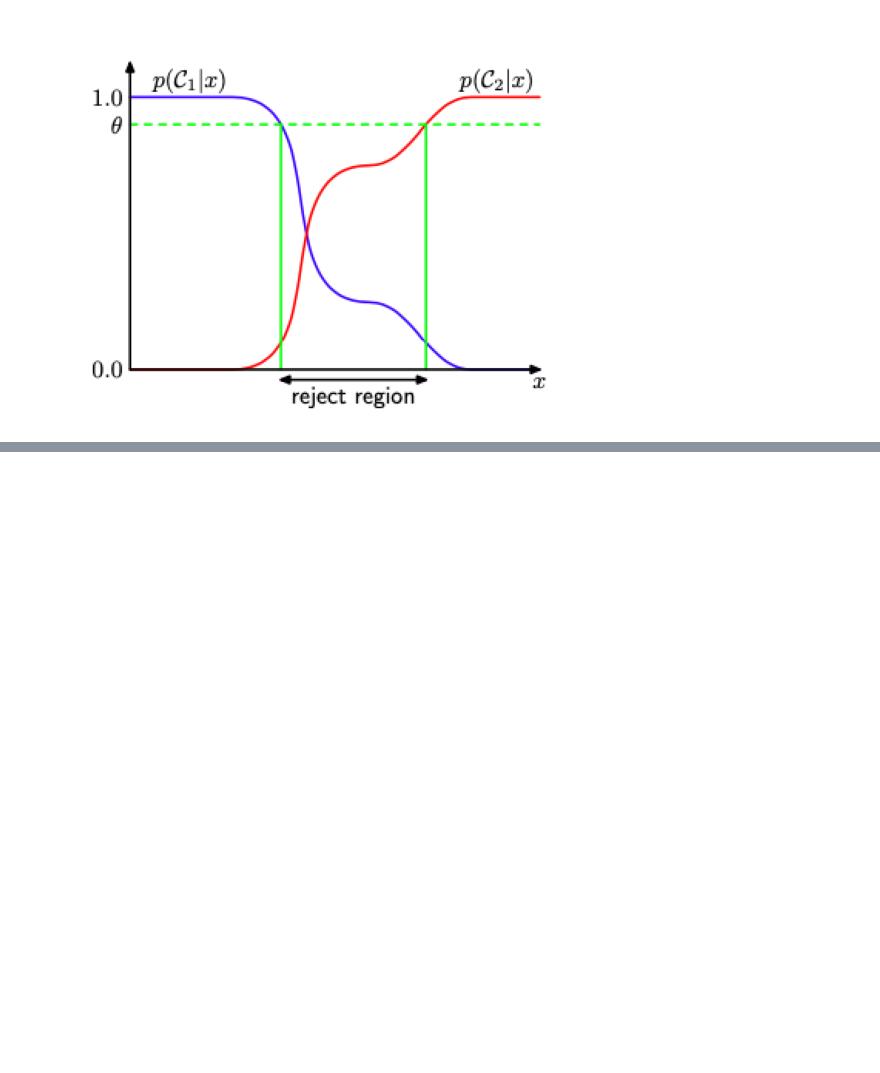
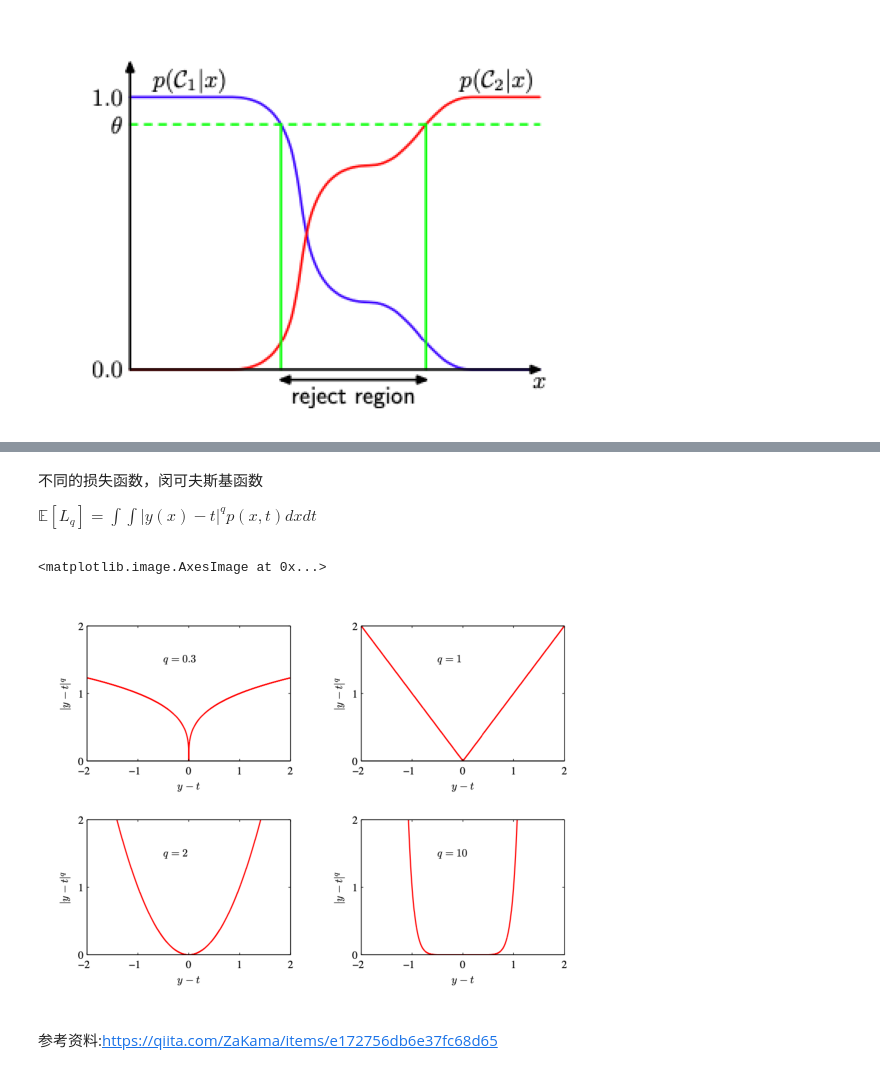
Before and after one commit to jiangyiqun233/PRML_learning, a Jupyter notebook: PRML_formula/1.绪论.ipynb, the cells around one changed output, grey strips where cells are left out. Cells and saved outputs as stored; diff of their text form; code cells hidden in the pictures; blank space fills up the shorter version.

```diff
--- a/PRML_formula/1.绪论.ipynb
+++ b/PRML_formula/1.绪论.ipynb
@@ -693,0 +756,14 @@ ax.imshow(d)
+# %% [markdown]
+不同的损失函数，闵可夫斯基函数<p>
+$ \mathbb{E}[L_q] = \int\int|y(x) - t|^qp(x,t)dxdt \tag{1.91} $
+# %%
+# 闵可夫斯基
+fig, ax = plt.subplots(figsize=(10, 10))
+d = plt.imread('./graph/1.5.5闵可夫斯基.png')
+plt.axis('off')
+ax.imshow(d)
+# %% [output]
+<matplotlib.image.AxesImage at 0x...>
+[figure, added]
+# %% [markdown]
+参考资料:https://qiita.com/ZaKama/items/e172756db6e37fc68d65
```
Also changed, not shown: parts of 7 cells of this notebook, 4 other files.
